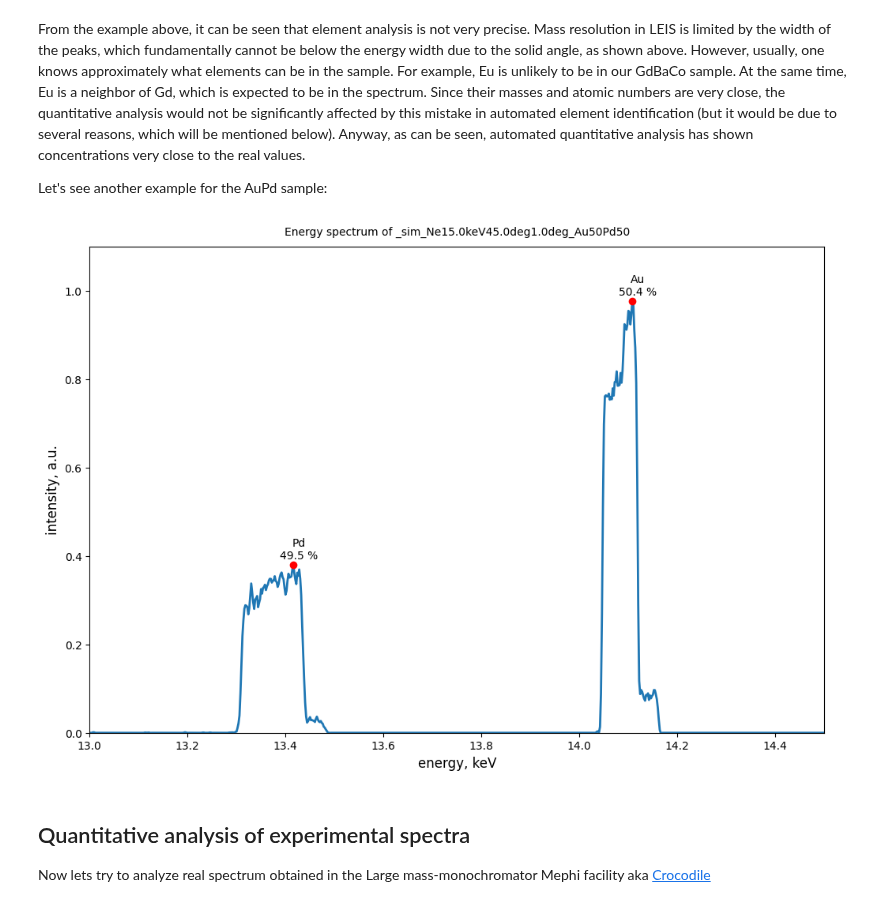
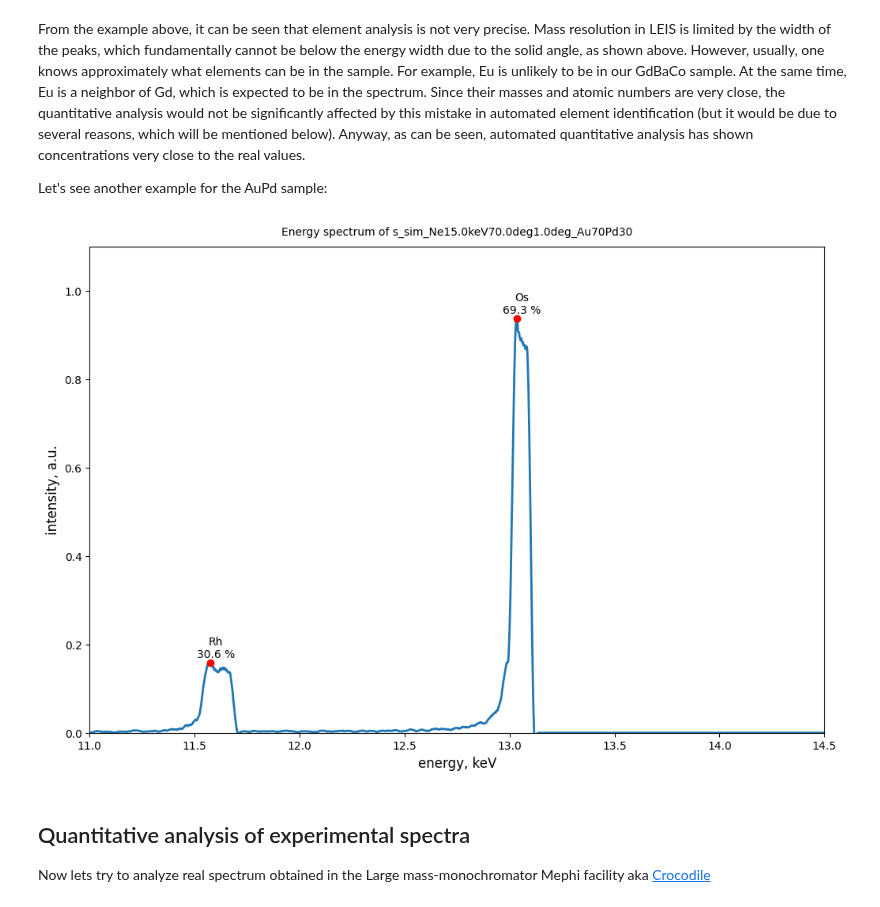
Before and after one commit to mauveferret/SpecRec, a Jupyter notebook: main_example.ipynb, the cells around one changed output. Cells and saved outputs as stored; diff of their text form; code cells hidden in the pictures.

Commit message:
changed plot in example

```diff
--- a/main_example.ipynb
+++ b/main_example.ipynb
@@ -275,16 +280,16 @@ Let's see another example for the AuPd sample:
 # %%
 spectrum_path0 = os.getcwd()+os.sep+"raw_data"+os.sep
 
-spectrum_path0 +="temp"+os.sep+"sim_Ne15.0keV45.0deg1.0deg_Au50Pd50.dat"
+spectrum_path0 +="sim_AuPd"+os.sep+"sim_Ne15.0keV70.0deg1.0deg_Au70Pd30.dat"
 
-data = leis.spectrum(spectrum_path0, 10)
+data = leis.spectrum(spectrum_path0, 50)
 data.do_elemental_analysis()
-leis.Emin = 13000
+leis.Emin = 11000
 leis.Emax = 14500
 leis.plot_spectrum_with_concs(data, title="Energy spectrum of "+
                               spectrum_path0.split(os.sep)[-2][:-7]+"_"+data.calc_name)
 # %% [output]
-[figure, old version]
+[figure, new version]
 # %% [markdown]
 ## Quantitative analysis of experimental spectra
 
```
Also changed, not shown: parts of 1 cell of this notebook, 1 other file.
